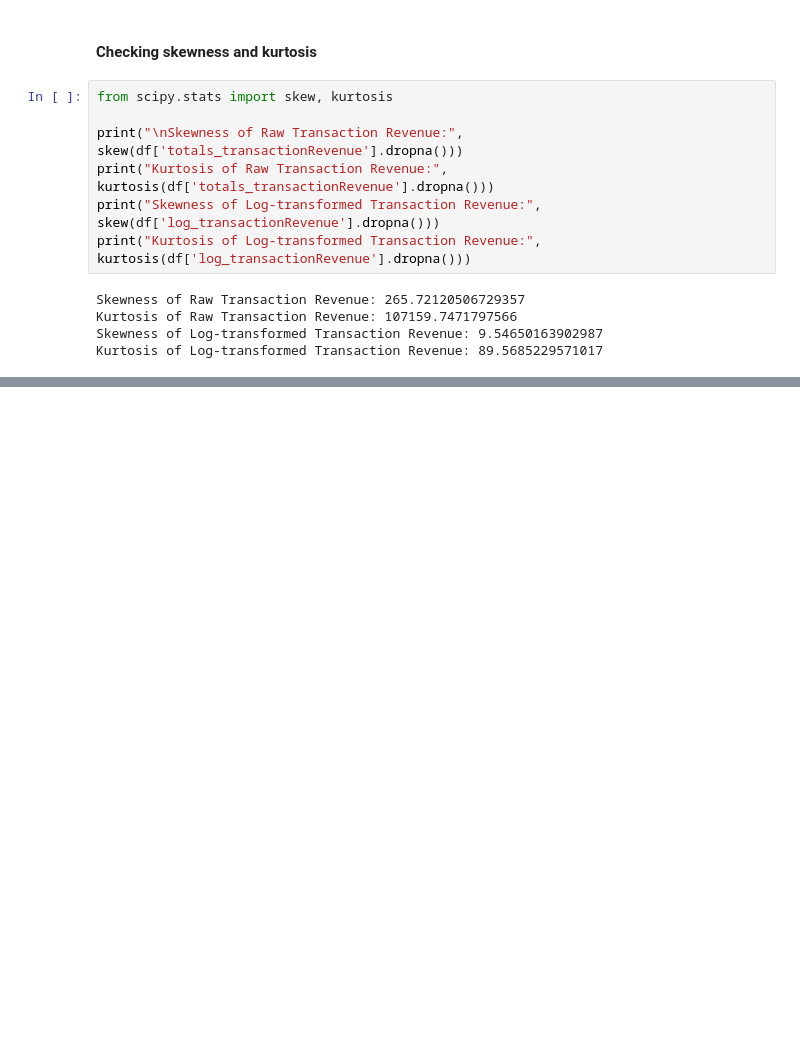
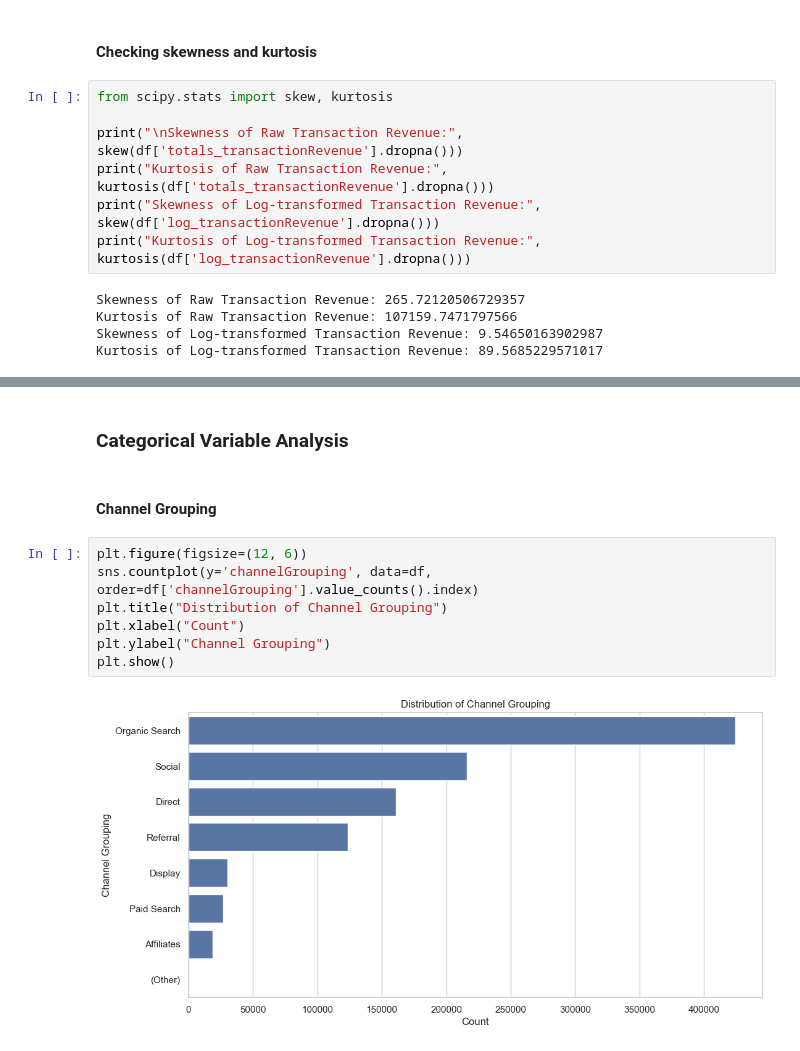
Before and after one commit to PaolaGaray/GA-CustomerRevenuePrediction, a Jupyter notebook: notebooks/data_wrangling_and_EDA.ipynb, the cells around one changed output, grey strips where cells are left out. Saved outputs shown, nothing was run; the diff lists cells and outputs as text; blank space fills up the shorter version.

```diff
--- a/notebooks/data_wrangling_and_EDA.ipynb
+++ b/notebooks/data_wrangling_and_EDA.ipynb
@@ -192,0 +222,13 @@ The kurtosis is still high but greatly reduced compared to the raw data.
+# %% [markdown]
+### Categorical Variable Analysis
+# %% [markdown]
+#### Channel Grouping
+# %%
+plt.figure(figsize=(12, 6))
+sns.countplot(y='channelGrouping', data=df, order=df['channelGrouping'].value_counts().index)
+plt.title("Distribution of Channel Grouping")
+plt.xlabel("Count")
+plt.ylabel("Channel Grouping")
+plt.show()
+# %% [output]
+[figure, added]
```
Also changed, not shown: parts of 13 cells of this notebook.
